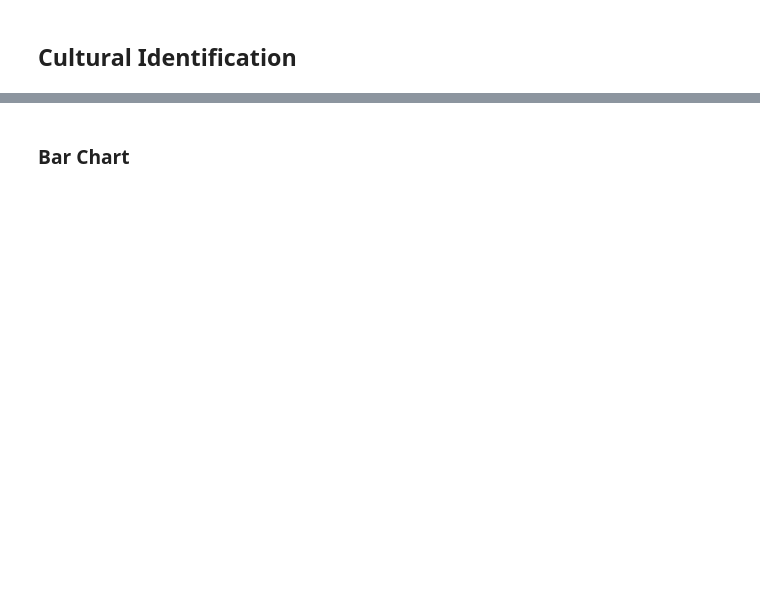
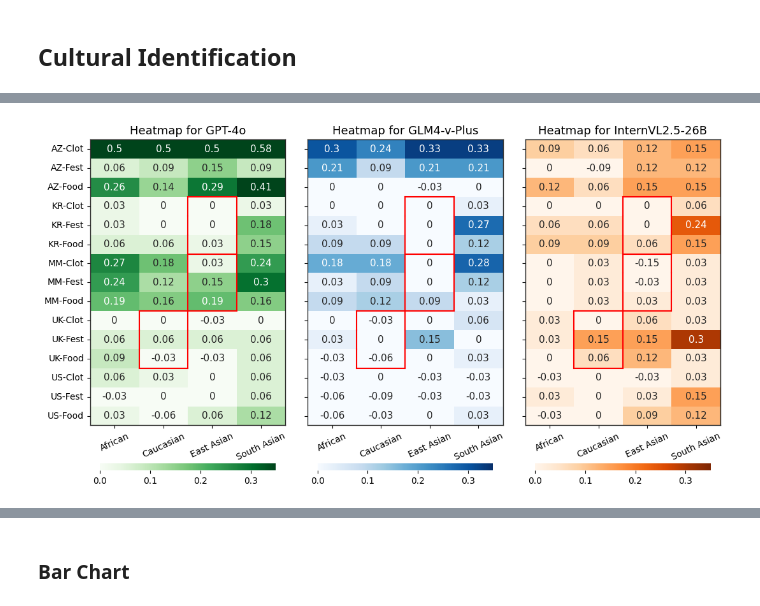
Before and after one commit to Jeon0001/ImageSynthPipeline, a Jupyter notebook: data-visualize.ipynb, the cells around one changed output, grey strips where cells are left out. Saved outputs shown, nothing was run; the diff lists cells and outputs as text; code cells hidden in the pictures; blank space fills up the shorter version.

```diff
--- a/data-visualize.ipynb
+++ b/data-visualize.ipynb
@@ -49,0 +203,96 @@ race_colors = {"Original": "#8c564b", "East Asian": "#2c6e49", "African": "#4c95
+# %%
+data = load_cultural_data("responses/cultural_accuracy_heatmap.csv")
+
+label_font_size = 10
+race_order = ["Original", "African", "Caucasian", "East Asian", "South Asian"]
+cmaps = ["Greens", "Blues", "Oranges"]  # Custom sequential colormaps
+
+def prepare_heatmap_data(model):
+    countries = []
+    races = []
+    values = []
+
+    for country, models in data.items():
+        for category, metrics in models[model].items():
+            for race, value in metrics.items():
+                countries.append(f"{COUNTRY_MAP[country]}-{CATEGORY_MAP[category]}")
+                races.append(race)
+                values.append(value)
+
+    df = pd.DataFrame({'Country-Category': countries, 'Race': races, 'Value': values})
+    pivot_df = df.pivot(index='Country-Category', columns='Race', values='Value')
+
+    # Remove "Original" column
+    pivot_df = pivot_df.drop(columns=["Original"], errors='ignore')
+
+    return pivot_df.reindex(columns=[r for r in race_order if r != "Original"])
+
+# Create subplots
+fig, axes = plt.subplots(1, len(MODELS), figsize=(11, 6.5), sharey=True)  # Shared y-axis
+
+# Generate heatmaps
+for i, (model, cmap) in enumerate(zip(MODELS, cmaps)):
+    heatmap_data = prepare_heatmap_data(model)
+
+    ax = axes[i]
+    sns.heatmap(
+        heatmap_data,
+        annot=True,
+        ax=ax,
+        cmap=cmap,
+        cbar=True,
+        vmin=0.0,
+        vmax=0.35,
+        annot_kws={"fontsize": label_font_size+1},
+        cbar_kws={"orientation": "horizontal", "pad": 0.1, "aspect":25, "shrink":0.9},
+    )
+
+    ax.set_title(f"Heatmap for {MODEL_MAP[model]}", fontsize=label_font_size+3)
+    ax.tick_params(axis='both', which='major', labelsize=label_font_size)
+    ax.tick_params(axis='x', rotation=25)
+
+    # Remove axis labels but keep tick values
+    ax.set_xlabel("")
+    ax.set_ylabel("")
+
+    # Move color bar below
+    cbar = ax.collections[0].colorbar
+    cbar.ax.set_position([ax.get_position().x0, ax.get_position().y0 - 0.08, ax.get_position().width, 0.1])
+
+    # Add black border around each heatmap
+    for _, spine in ax.spines.items():
+        spine.set_visible(True)
+        spine.set_linewidth(1)
+        spine.set_color("#262625")
+
+    for y, row_label in enumerate(heatmap_data.index):
+        country, category = row_label.split("-")
+        for x, col_label in enumerate(heatmap_data.columns):
+            if HIGHLIGHT_CELLS.get(country) == col_label:
+                left, top = x, y
+                right, bottom = left + 1, top + 1
+
+                # Draw only vertical borders and specific horizontal borders
+                # Draw vertical borders for all cells
+                ax.plot([left, left], [top, bottom], color="red", linewidth=1.5)
+                ax.plot([right, right], [top, bottom], color="red", linewidth=1.5)
+
+                # Draw horizontal borders only for specific cases
+                if category == CATEGORY_MAP["Clothes"]:
+                    # Draw only bottom border for Clothes
+                    ax.plot([left, right], [top, top], color="red", linewidth=1.5)
+                elif category == CATEGORY_MAP["Food"]:
+                    # Draw only top border for Food
+                    ax.plot([left, right], [bottom, bottom], color="red", linewidth=1.5)
+                # Festival category will have no horizontal borders
+
+
+# Adjust y-axis (only first subplot shows labels)
+for ax in axes[1:]:
+    ax.set_ylabel("")
+
+plt.tight_layout()
+plt.savefig("Assets/cultural_accuracy_heatmap.png", dpi=300, bbox_inches='tight')
+plt.show()
+# %% [output]
+[figure, added]
```
Also changed, not shown: parts of 22 cells of this notebook, 44 other files.
